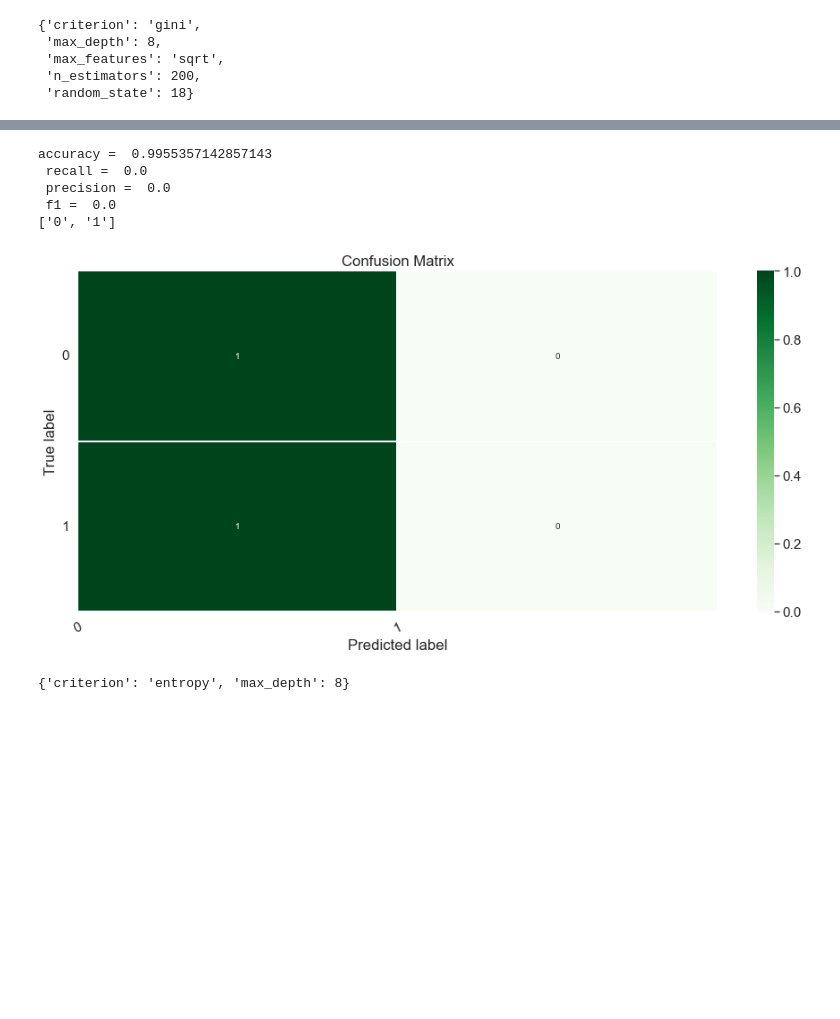
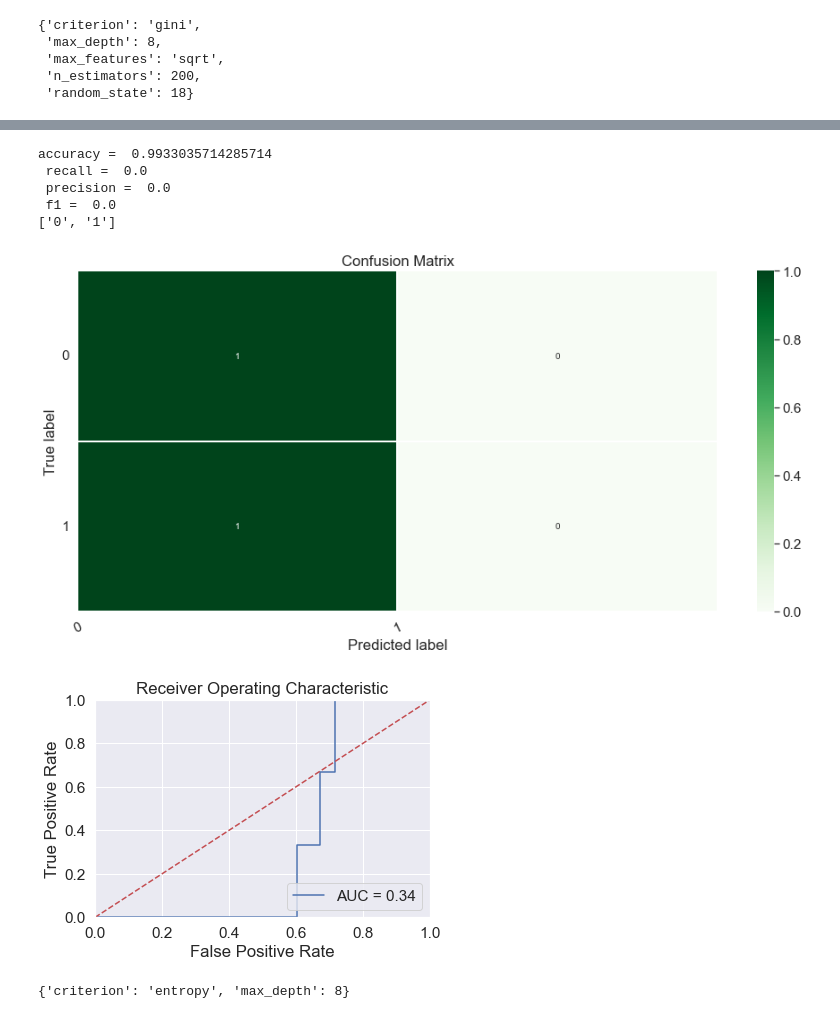
Before and after one commit to amir-naderii/ML_course, a Jupyter notebook: Assignment1/HW1.ipynb, the cells around one changed output, grey strips where cells are left out. Drawn from its saved outputs; the diff is of its cells as text; code cells hidden in the pictures; blank space fills up the shorter version.

```diff
--- a/Assignment1/HW1.ipynb
+++ b/Assignment1/HW1.ipynb
@@ -127,17 +185,19 @@ accuracy =  0.9955357142857143
 # %%
 # with median replacement
 rf = RandomForestClassifier(n_estimators = 200, max_depth = 8, max_features = 'sqrt',random_state = 18, criterion = 'gini').fit(x_train, y_train)
 prediction = rf.predict(x_test)
 print('accuracy = ' , accuracy_score(y_test,prediction) ,
        '\n recall = ', recall_score(y_test,prediction),
        '\n precision = ', precision_score(y_test,prediction),
        '\n f1 = ', f1_score(y_test,prediction))
 ploting_the_confusion_matrix(y_test,prediction,['0','1'],unsupervised=False)
+plot_roc_curve(rf, x_test, y_test)
 # %% [output]
-accuracy =  0.9955357142857143
+accuracy =  0.9933035714285714
  recall =  0.0
  precision =  0.0
  f1 =  0.0
 ['0', '1']
 [figure]
+[figure, added]
 # %%
```
Also changed, not shown: parts of 21 cells of this notebook.
